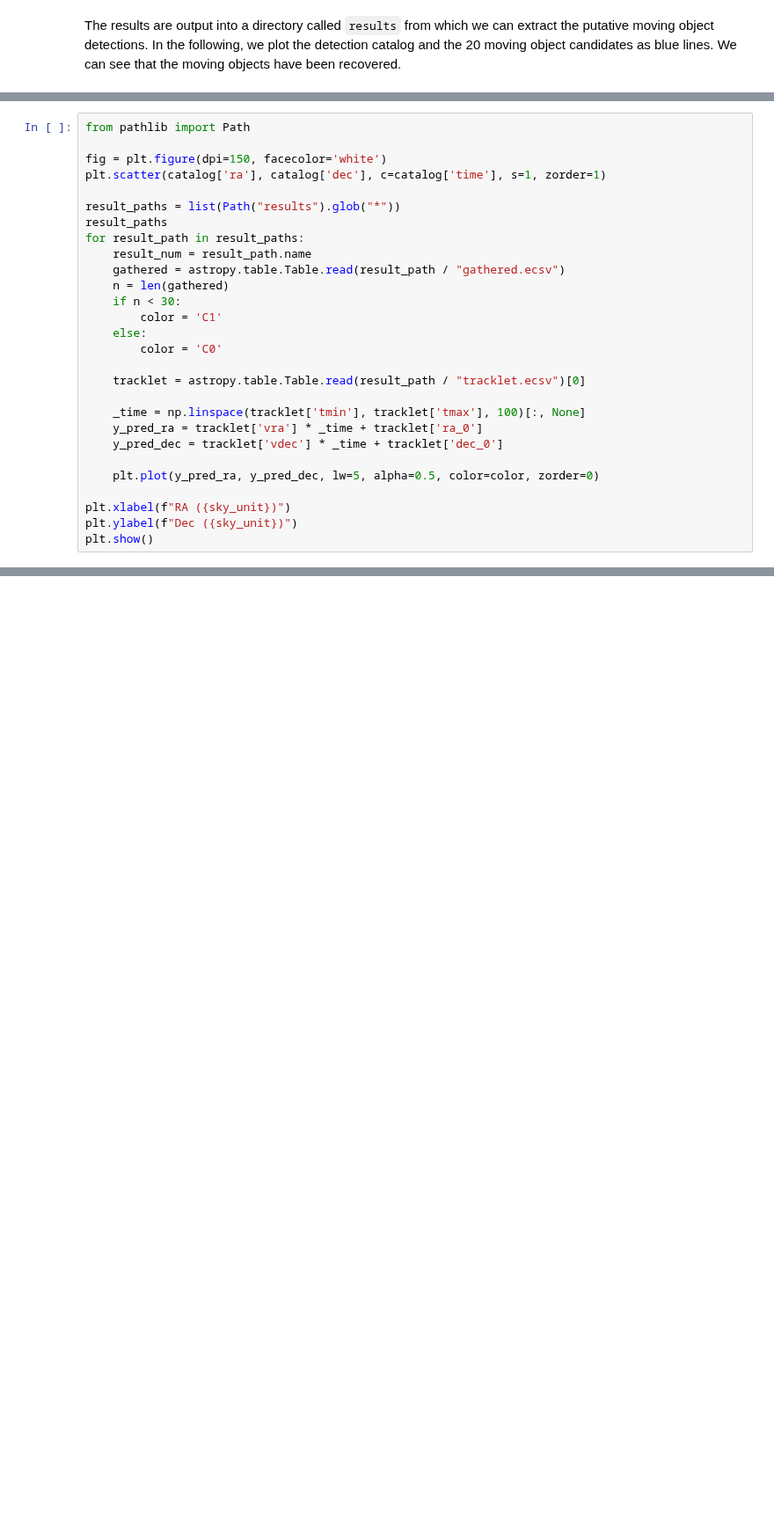
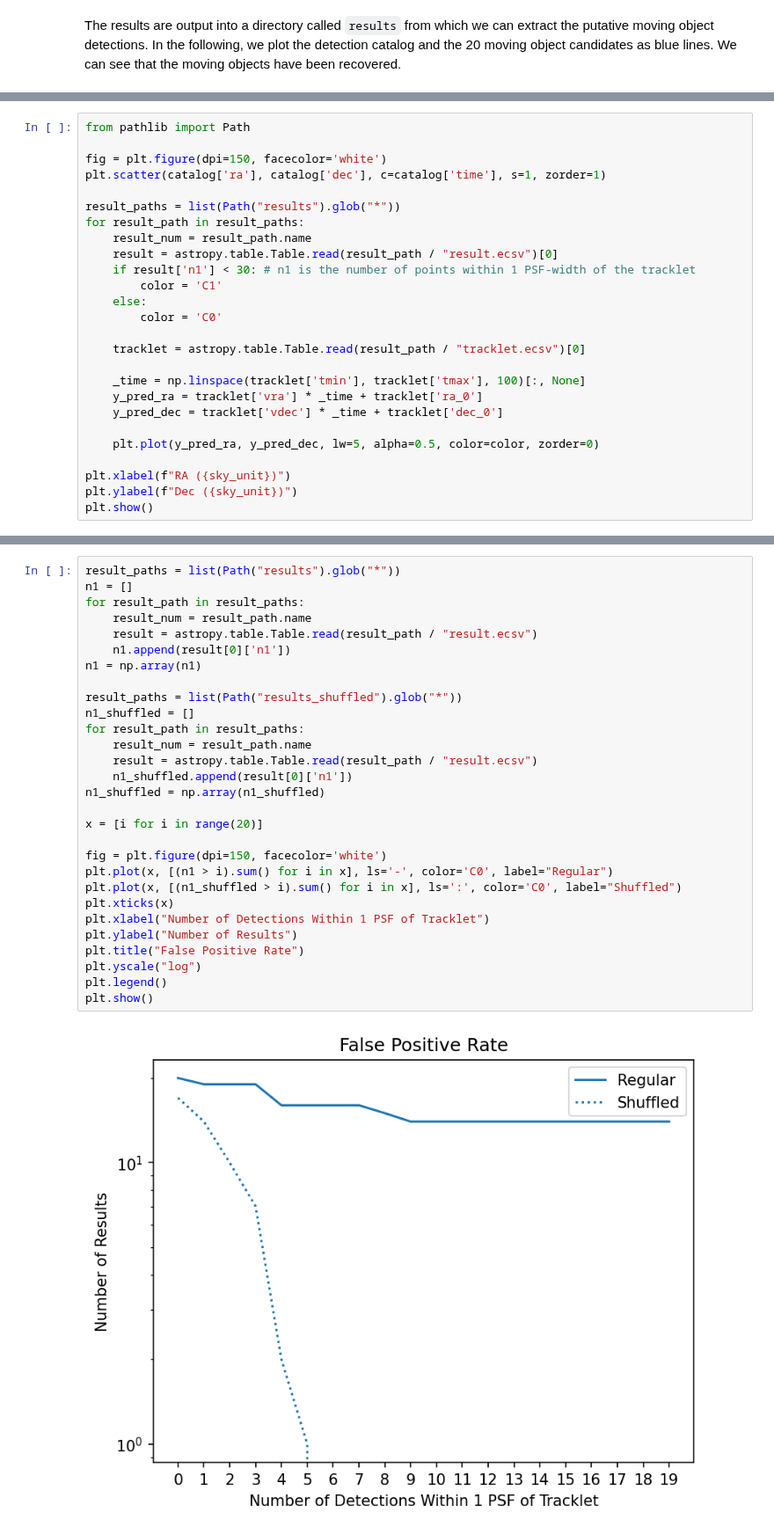
Before and after one commit to stevenstetzler/find-asteroids, a Jupyter notebook: docs/notebooks/search.ipynb, the cells around one changed output, grey strips where cells are left out. Shown at 88% size. Drawn from its saved outputs; the diff is of its cells as text; blank space fills up the shorter version.

```diff
--- a/docs/notebooks/search.ipynb
+++ b/docs/notebooks/search.ipynb
@@ -162,12 +163,10 @@ fig = plt.figure(dpi=150, facecolor='white')
 plt.scatter(catalog['ra'], catalog['dec'], c=catalog['time'], s=1, zorder=1)
 
 result_paths = list(Path("results").glob("*"))
-result_paths
 for result_path in result_paths:
     result_num = result_path.name
-    gathered = astropy.table.Table.read(result_path / "gathered.ecsv")
-    n = len(gathered)
-    if n < 30:
+    result = astropy.table.Table.read(result_path / "result.ecsv")[0]
+    if result['n1'] < 30: # n1 is the number of points within 1 PSF-width of the tracklet
         color = 'C1'
     else:
         color = 'C0'
@@ -187,0 +233,31 @@ plt.show()
+# %%
+result_paths = list(Path("results").glob("*"))
+n1 = []
+for result_path in result_paths:
+    result_num = result_path.name
+    result = astropy.table.Table.read(result_path / "result.ecsv")
+    n1.append(result[0]['n1'])
+n1 = np.array(n1)
+
+result_paths = list(Path("results_shuffled").glob("*"))
+n1_shuffled = []
+for result_path in result_paths:
+    result_num = result_path.name
+    result = astropy.table.Table.read(result_path / "result.ecsv")
+    n1_shuffled.append(result[0]['n1'])
+n1_shuffled = np.array(n1_shuffled)
+
+x = [i for i in range(20)]
+
+fig = plt.figure(dpi=150, facecolor='white')
+plt.plot(x, [(n1 > i).sum() for i in x], ls='-', color='C0', label="Regular")
+plt.plot(x, [(n1_shuffled > i).sum() for i in x], ls=':', color='C0', label="Shuffled")
+plt.xticks(x)
+plt.xlabel("Number of Detections Within 1 PSF of Tracklet")
+plt.ylabel("Number of Results")
+plt.title("False Positive Rate")
+plt.yscale("log")
+plt.legend()
+plt.show()
+# %% [output]
+[figure, added]
```
Also changed, not shown: parts of 5 cells of this notebook, 1 other file.
